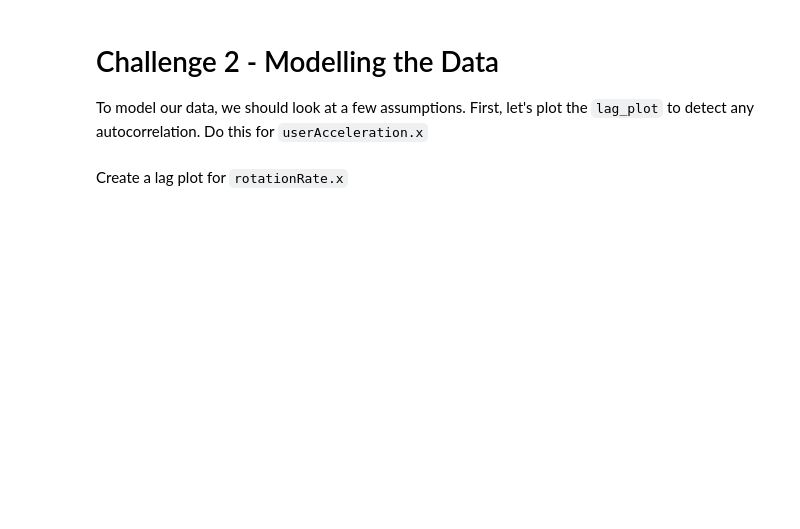
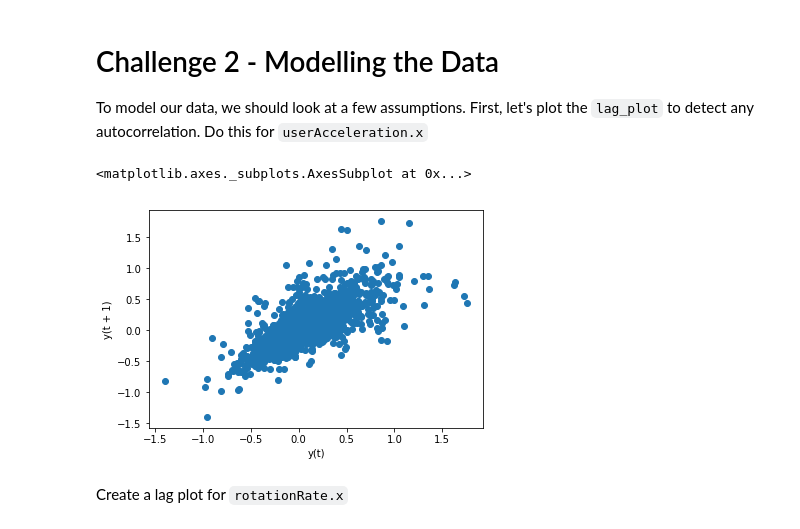
Before and after one commit to ironhack-datalabs/datamad1019, a Jupyter notebook: module-2/lab-time-series/your-code/main.ipynb, the cells around one changed output. Cells and saved outputs as stored; diff of their text form; code cells hidden in the pictures; blank space fills up the shorter version.

```diff
--- a/module-2/lab-time-series/your-code/main.ipynb
+++ b/module-2/lab-time-series/your-code/main.ipynb
@@ -72,6 +121,10 @@ Plot the decomposed time series of `rotationRate.x` also with a frequency of 60.
 To model our data, we should look at a few assumptions. First, let's plot the `lag_plot` to detect any autocorrelation. Do this for `userAcceleration.x`
 # %%
 # Your code here:
+pd.plotting.lag_plot(sensor['userAcceleration.x'])
+# %% [output]
+<matplotlib.axes._subplots.AxesSubplot at 0x...>
+[figure, added]
 # %% [markdown]
 Create a lag plot for `rotationRate.x`
 # %%
```
Also changed, not shown: parts of 20 cells of this notebook.
